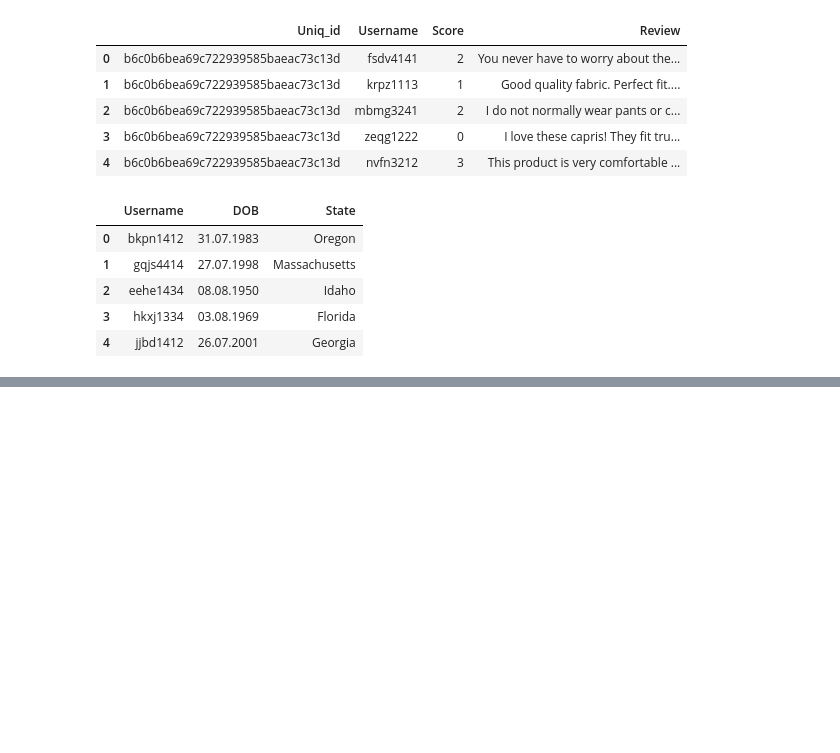
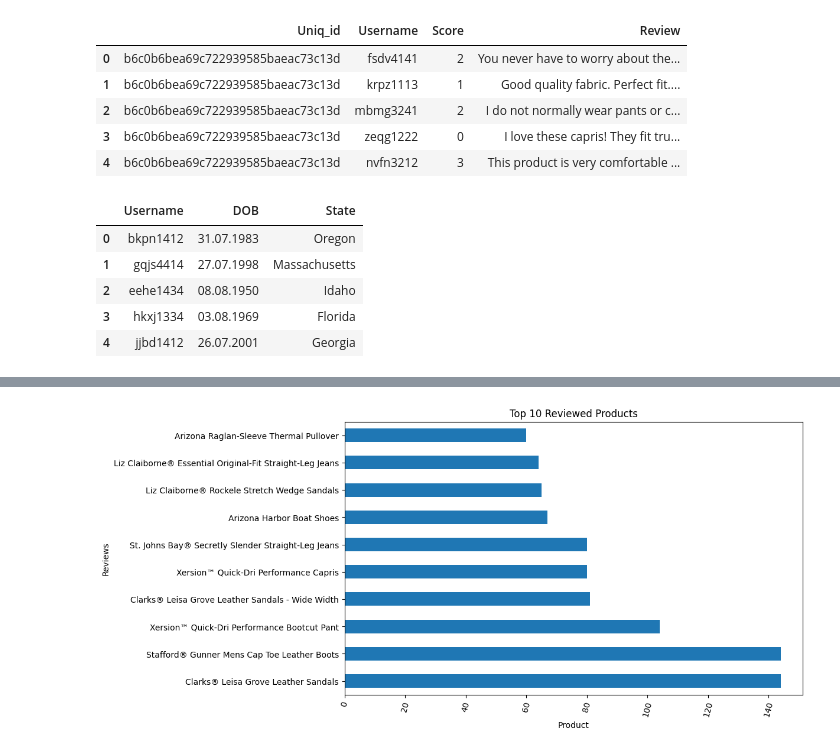
Before and after one commit to jdk8825-beep/3611923_BD2, a Jupyter notebook: finalrd.ipynb, the cells around one changed output, grey strips where cells are left out. Cells and saved outputs as stored; diff of their text form; code cells hidden in the pictures; blank space fills up the shorter version.

```diff
--- a/finalrd.ipynb
+++ b/finalrd.ipynb
@@ -248,0 +429,5 @@ In conclusion, it can be stated that the project has been successful in explorin
+# %%
+#top reviewed products
+
+top_products=full_data["Name"].value_counts().head(10)
+top_products
@@ -248,0 +448,12 @@ In conclusion, it can be stated that the project has been successful in explorin
+# %%
+  #top reviewed products chart
+
+  plt.figure(figsize=(10,6))
+  top_products.plot(kind="barh")
+  plt.title("Top 10 Reviewed Products")
+  plt.xlabel("Product")
+  plt.ylabel("Reviews")
+  plt.xticks(rotation=75)
+  plt.show()
+# %% [output]
+[figure, added]
```
Also changed, not shown: parts of 86 cells of this notebook.
